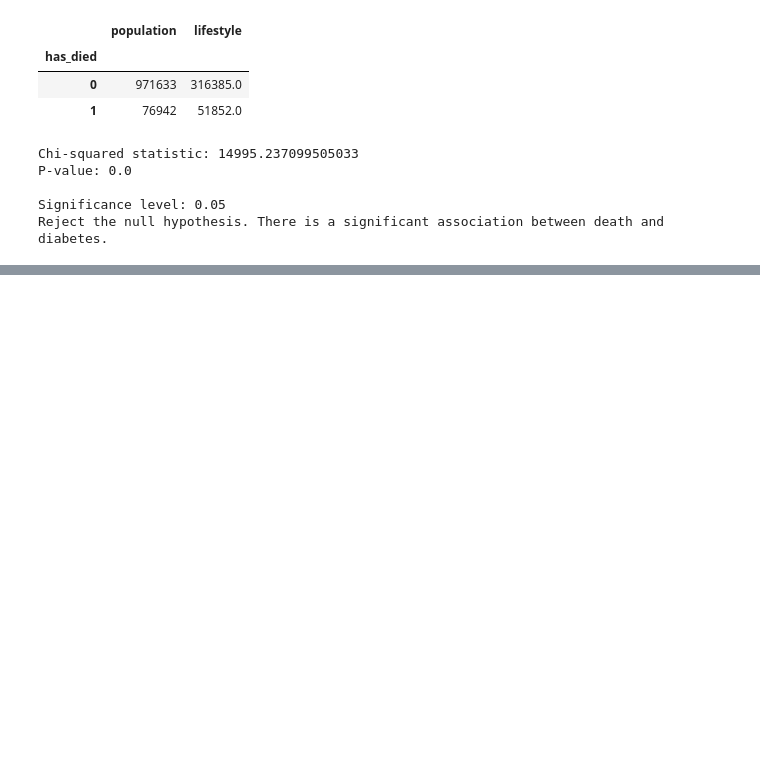
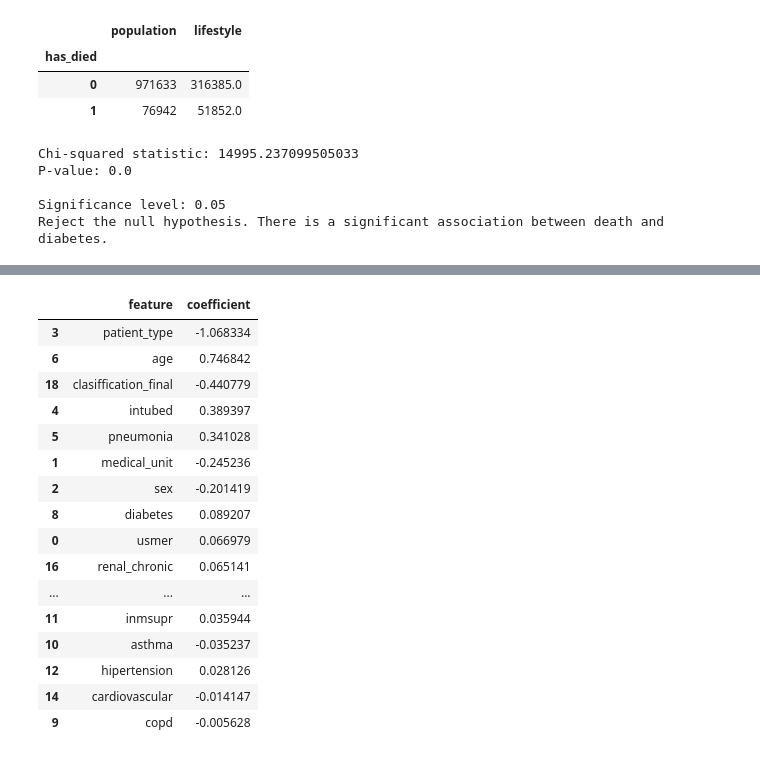
Before and after one commit to jairus-m/kaggle, a Jupyter notebook: comp-4441-draft.ipynb, the cells around one changed output, grey strips where cells are left out. Cells and saved outputs as stored; diff of their text form; code cells hidden in the pictures; blank space fills up the shorter version.

```diff
--- a/comp-4441-draft.ipynb
+++ b/comp-4441-draft.ipynb
@@ -428,0 +640,31 @@ p-1
+# %%
+def feature_coefficients(feature_names: list, feature_coefficients: list):
+    """Returns dataframe containing the feature coefficients"""
+    df = pd.DataFrame({'feature': feature_names, 'coefficient': feature_coefficients})
+    df = df.assign(abs_coef=lambda x: x['coefficient'].abs())
+    df = df.sort_values(by='abs_coef', ascending=False)[['feature', 'coefficient']]
+
+    return df
+# %%
+feature_names = X.columns
+coef = pipeline['classifier'].coef_[0]
+
+feature_coefficients(feature_names, coef)
+# %% [output]
+|  | feature | coefficient |
+| 3 | patient_type | -1.068334 |
+| 6 | age | 0.746842 |
+| 18 | clasiffication_final | -0.440779 |
+| 4 | intubed | 0.389397 |
+| 5 | pneumonia | 0.341028 |
+| 1 | medical_unit | -0.245236 |
+| 2 | sex | -0.201419 |
+| 8 | diabetes | 0.089207 |
+| 0 | usmer | 0.066979 |
+| 16 | renal_chronic | 0.065141 |
+| ... | ... | ... |
+| 11 | inmsupr | 0.035944 |
+| 10 | asthma | -0.035237 |
+| 12 | hipertension | 0.028126 |
+| 14 | cardiovascular | -0.014147 |
+| 9 | copd | -0.005628 |
```
Also changed, not shown: parts of 11 cells of this notebook.
